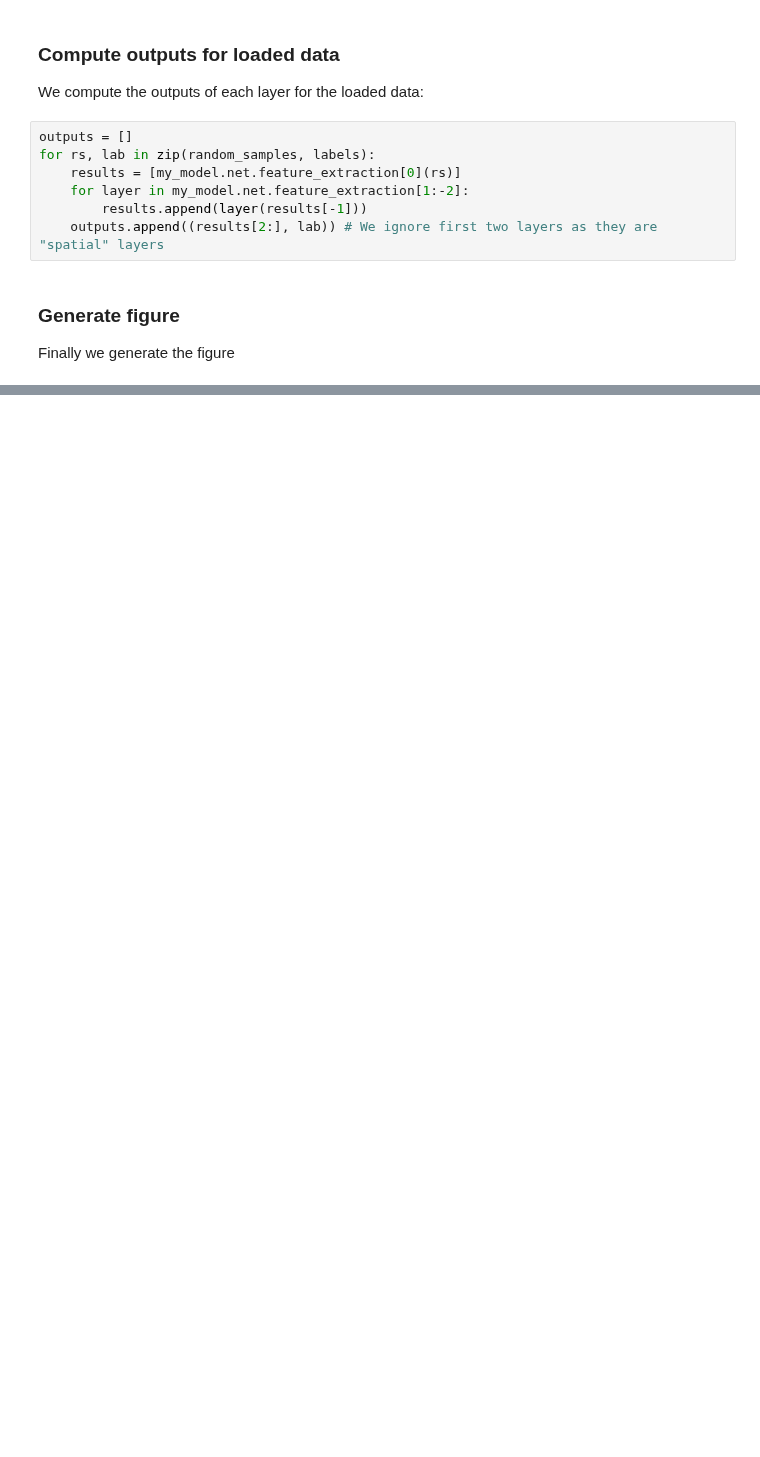
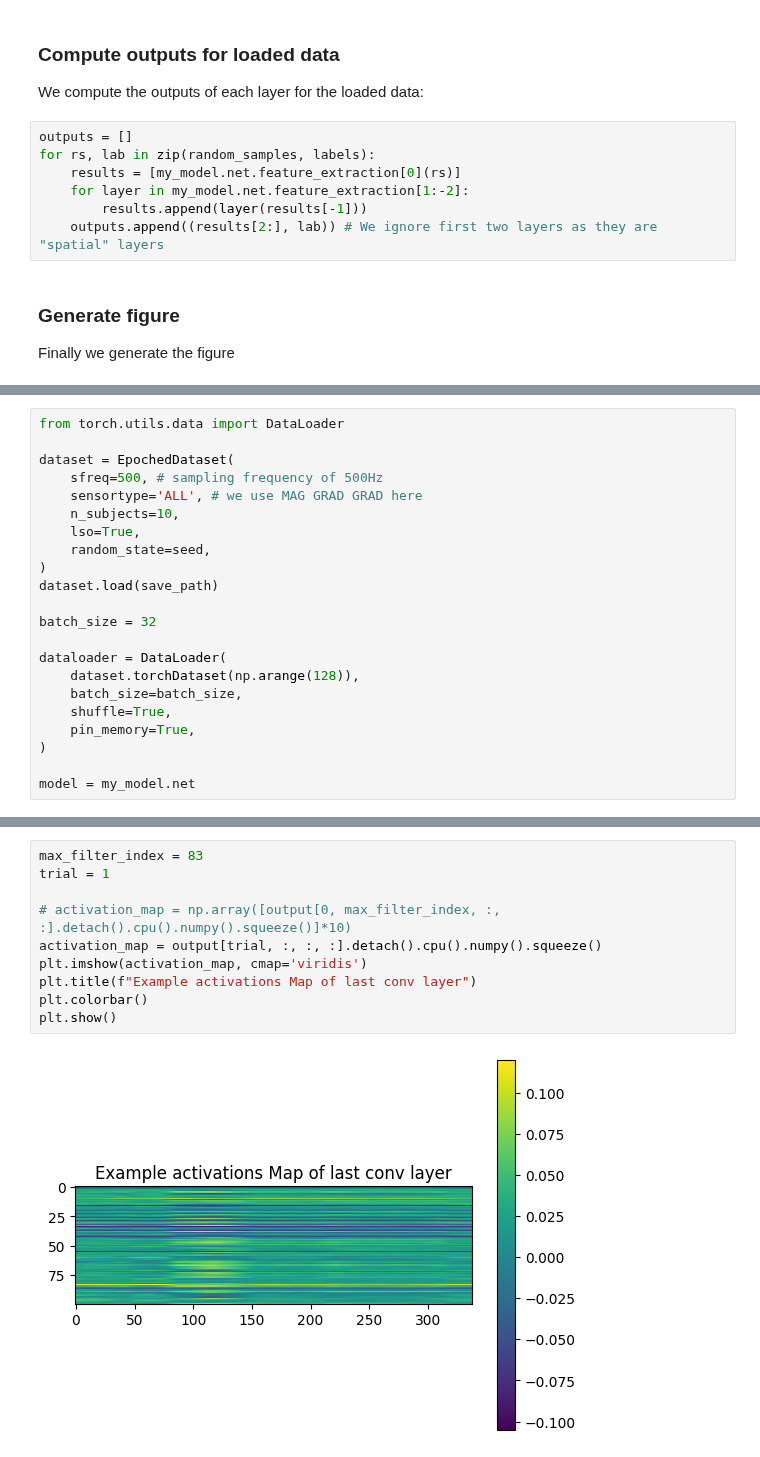
Before and after one commit to arthurdehgan/meegnet, a Jupyter notebook: notebooks/visu_filters.ipynb, the cells around one changed output, grey strips where cells are left out. Cells and saved outputs as stored; diff of their text form; blank space fills up the shorter version.

```diff
--- a/notebooks/visu_filters.ipynb
+++ b/notebooks/visu_filters.ipynb
@@ -166,0 +176,22 @@ plt.close()
+# %%
+from torch.utils.data import DataLoader
+
+dataset = EpochedDataset(
+    sfreq=500, # sampling frequency of 500Hz
+    sensortype='ALL', # we use MAG GRAD GRAD here
+    n_subjects=10,
+    lso=True,
+    random_state=seed,
+)
+dataset.load(save_path)
+
+batch_size = 32
+
+dataloader = DataLoader(
+    dataset.torchDataset(np.arange(128)),
+    batch_size=batch_size,
+    shuffle=True,
+    pin_memory=True,
+)
+
+model = my_model.net
@@ -166,0 +258,12 @@ plt.close()
+# %%
+max_filter_index = 83
+trial = 1
+
+# activation_map = np.array([output[0, max_filter_index, :, :].detach().cpu().numpy().squeeze()]*10)
+activation_map = output[trial, :, :, :].detach().cpu().numpy().squeeze()
+plt.imshow(activation_map, cmap='viridis')
+plt.title(f"Example activations Map of last conv layer")
+plt.colorbar()
+plt.show()
+# %% [output]
+[figure, added]
```
Also changed, not shown: parts of 11 cells of this notebook, 6 other files.
